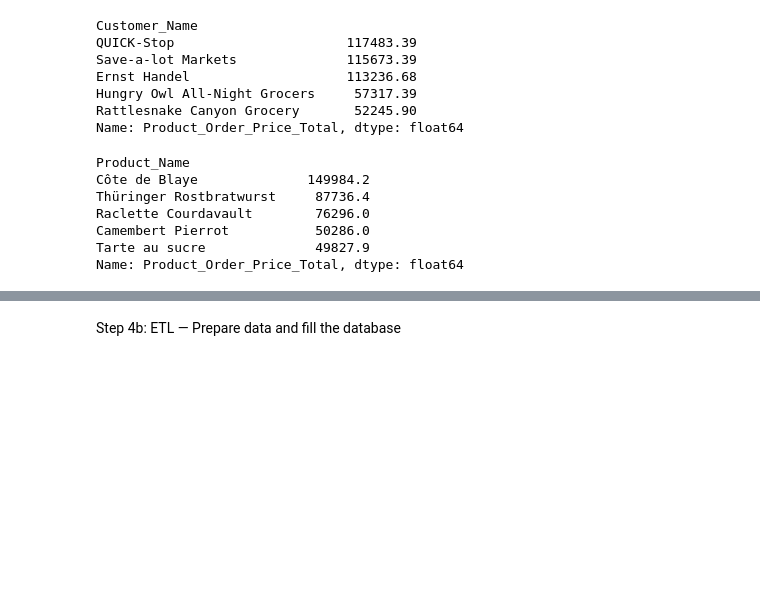
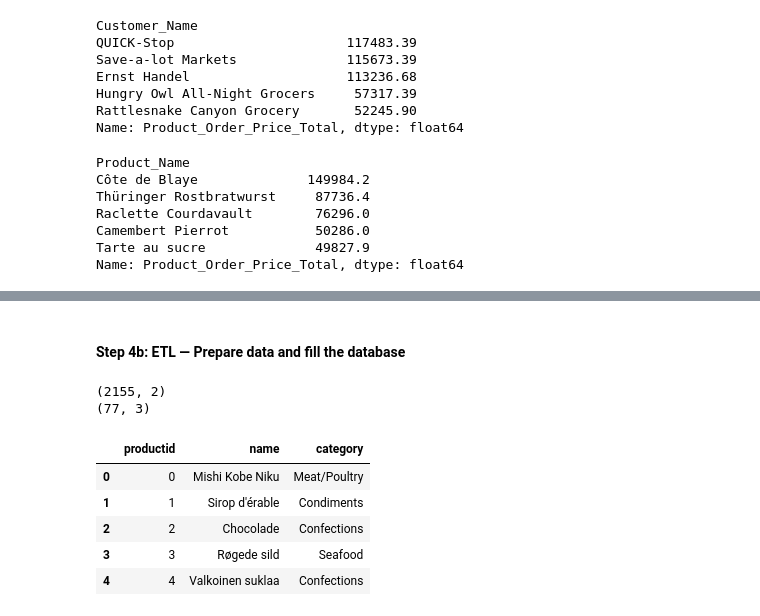
Before and after one commit to mard4/data-science, a Jupyter notebook: assignment-dep/assign2_dataprep.ipynb, the cells around one changed output, grey strips where cells are left out. Cells and saved outputs as stored; diff of their text form; code cells hidden in the pictures; blank space fills up the shorter version.

```diff
--- a/assignment-dep/dataprep.ipynb
+++ b/assignment-dep/assign2_dataprep.ipynb
@@ -124,2 +139,33 @@ about the steps of creating and deleting tables inside the PhpPgAdmin tool
 # %% [markdown]
-Step 4b: ETL — Prepare data and fill the database
+#### Step 4b: ETL — Prepare data and fill the database
+# %%
+##data0=pd.read_csv('./BI_Raw_Data.csv',sep=';',encoding="ISO-8859-1")
+data0.head()
+
+# Step-1: Select the columns related to Product such Product_Name and Product_Category
+product=data0[['Product_Name', 'Product_Category']]
+print(product.shape)
+# Step 2: Rename the columns according to your star schema
+product=product.rename(columns={'Product_Name':'name','Product_Category':'category'})
+# Step 3: Remove duplicatess.
+# Note ignore_index will work only for Pandas version 1.0.0 or higher.
+#If it gives error do not use it or update pandas version.
+product=product.drop_duplicates(ignore_index=True,keep='last')
+# Step 4: Generate an identifier for the dimension
+# Resetting index to be sure it starts from zero.
+product['productid'] = product.reset_index().index
+# Step 5: re order the columns
+product=product[['productid','name','category']]
+# Print the shape of data((3,77) should be printed)
+print(product.shape)
+#Inspect first five rows( just a sanity check)
+product.head()
+# %% [output]
+(2155, 2)
+(77, 3)
+|  | productid | name | category |
+| 0 | 0 | Mishi Kobe Niku | Meat/Poultry |
+| 1 | 1 | Sirop d'érable | Condiments |
+| 2 | 2 | Chocolade | Confections |
+| 3 | 3 | Røgede sild | Seafood |
+| 4 | 4 | Valkoinen suklaa | Confections |
```
Also changed, not shown: parts of 11 cells of this notebook, 6 other files.
